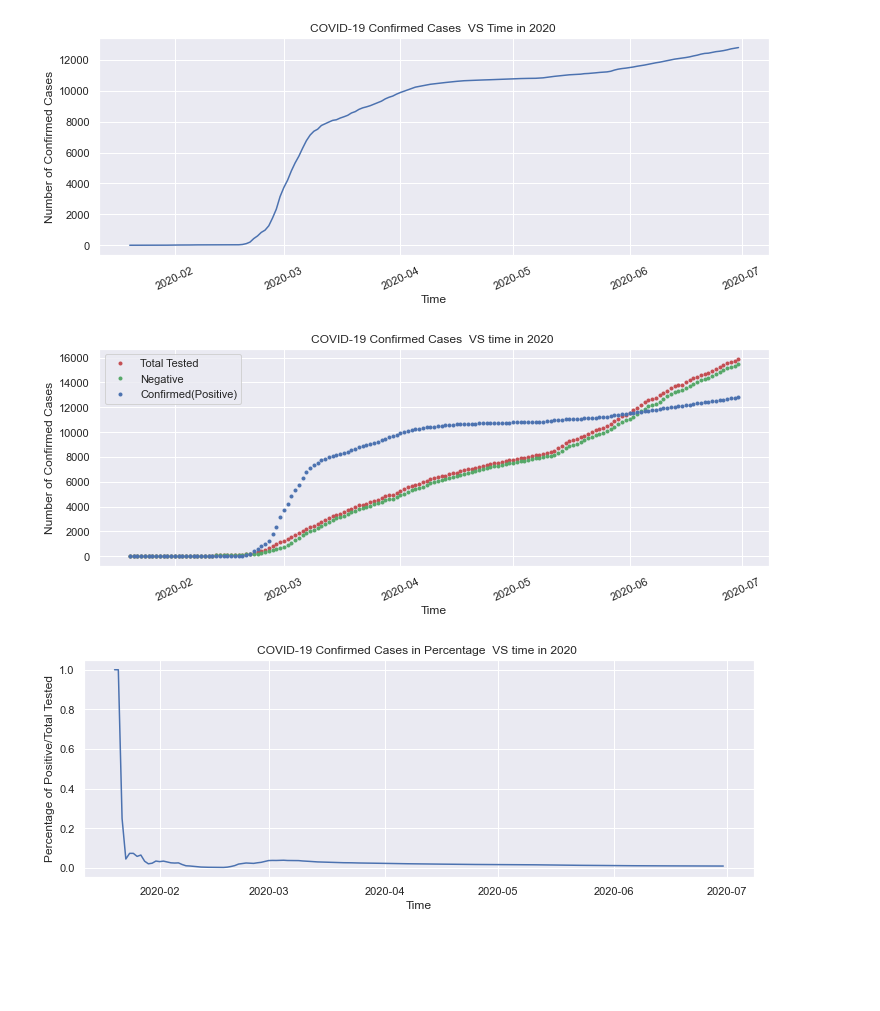
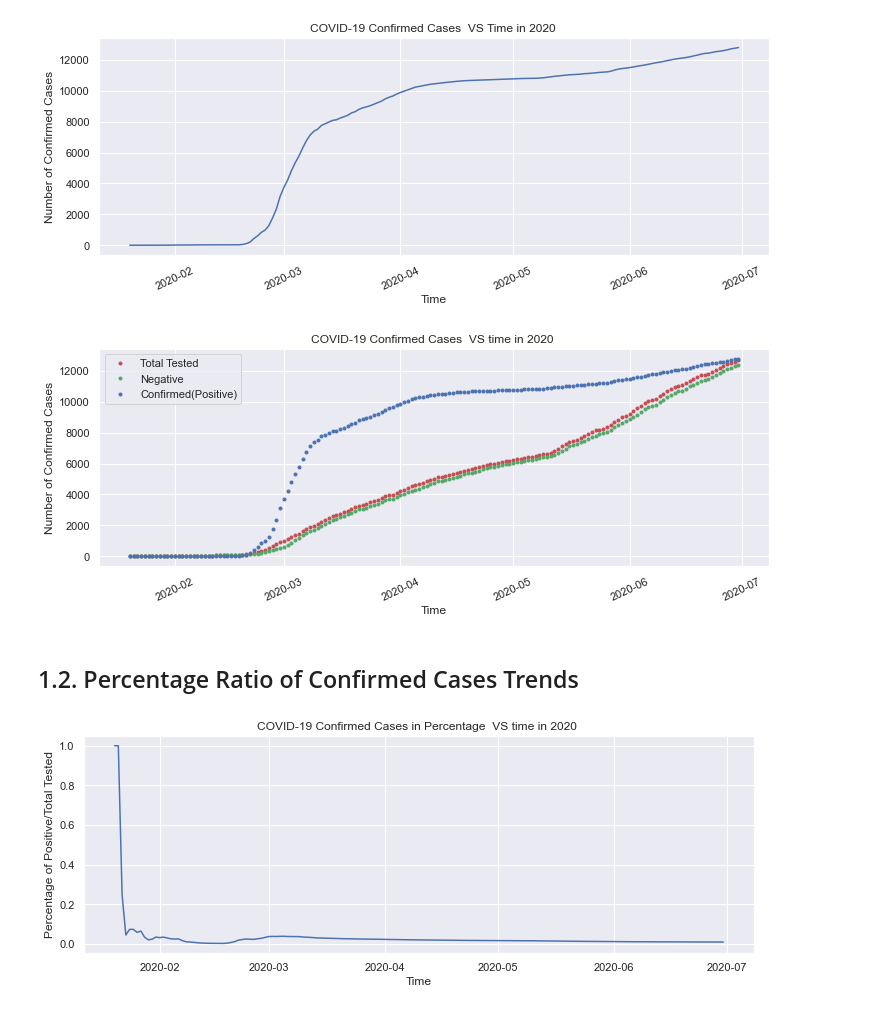
Before and after one commit to mozyao/Classification-modelling-in-forecast-of-Coronavirus-in-S.Korean., a Jupyter notebook: 353_grant.ipynb, the cells around one changed output. Saved outputs shown, nothing was run; the diff lists cells and outputs as text; code cells hidden in the pictures; blank space fills up the shorter version.

```diff
--- a/353_grant.ipynb
+++ b/353_grant.ipynb
@@ -37,5 +37,6 @@ time_count.shape
 # %%
 #drop null if any and delete the unnecessary column ['time']
 time_count.dropna()
-time_count.drop(columns=['time'])
+time_count.drop(columns=['time'], inplace=True)
+time_count
 # %% [output]
@@ -86,16 +89,18 @@ plt.show()
 # %%
 # Add more details into the cases ( negative and total tested cases)
 time_count['percentage'] =time_count['confirmed'] / time_count['test']
 plt.figure(figsize=(12, 4))
 plt.xticks(rotation=25)
 plt.title('COVID-19 Confirmed Cases  VS time in 2020 ')
 plt.xlabel('Time')
 plt.ylabel('Number of Confirmed Cases')
-plt.plot(time_count['date'],time_count['test']/80,'r.')
-plt.plot(time_count['date'],time_count['negative']/80,'g.')
+plt.plot(time_count['date'],time_count['test']/100,'r.')
+plt.plot(time_count['date'],time_count['negative']/100,'g.')
 plt.plot(time_count['date'],time_count['confirmed'],'b.')
 plt.legend(['Total Tested','Negative','Confirmed(Positive)'])
 plt.show()
 # %% [output]
-[figure, old version]
+[figure, new version]
+# %% [markdown]
+## 1.2. Percentage Ratio of Confirmed Cases Trends
 # %%
```
Also changed, not shown: parts of 14 cells of this notebook.
